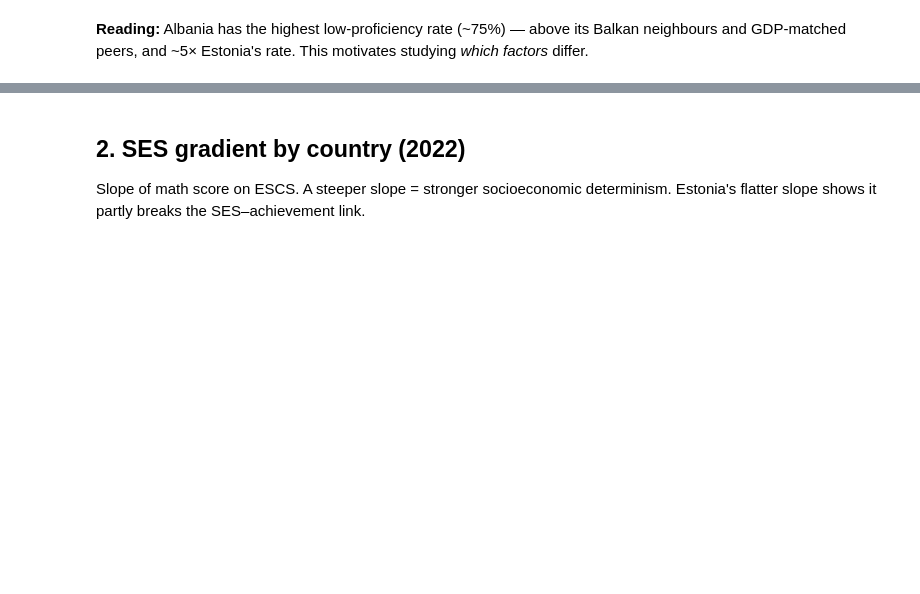
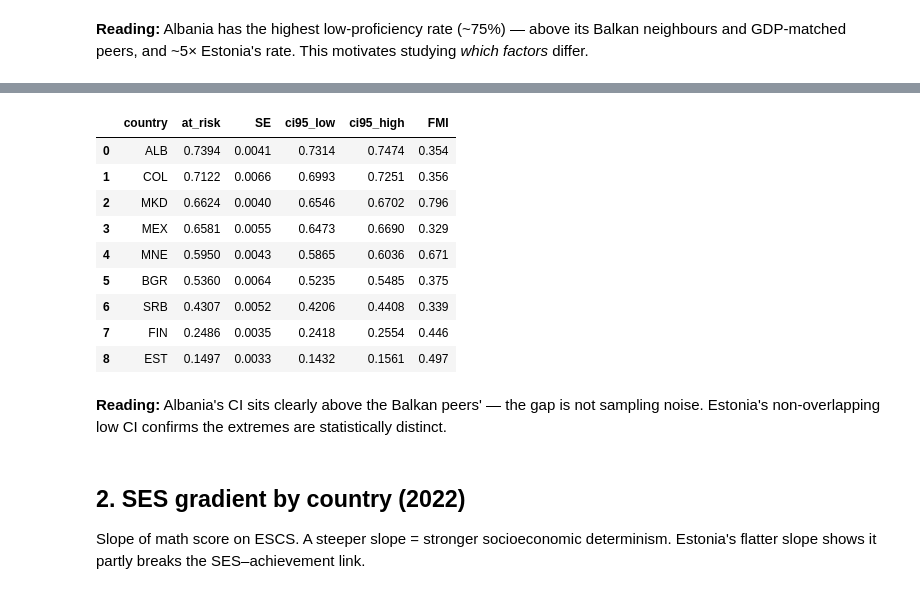
Before and after one commit to xhoja/oecd-pisa-albania, a Jupyter notebook: notebooks/02_eda_comparative.ipynb, the cells around one changed output, grey strips where cells are left out. Saved outputs shown, nothing was run; the diff lists cells and outputs as text; code cells hidden in the pictures; blank space fills up the shorter version.

```diff
--- a/notebooks/02_eda_comparative.ipynb
+++ b/notebooks/02_eda_comparative.ipynb
@@ -45,3 +49,29 @@ fig = plot_country_atrisk_ranking(df, cycle=2022); plt.show()
+# %%
+from src.data.weights import pv_statistic_brr
+d22 = df[df.CYCLE==2022]
+rows = []
+for cnt in sorted(d22.COUNTRY.unique()):
+    r = pv_statistic_brr(d22[d22.COUNTRY==cnt], statistic='at_risk', domain='math')
+    rows.append({'country':cnt,
+                 'at_risk':round(r['estimate'],4),
+                 'SE':round(r['se'],4),
+                 'ci95_low':round(r['ci95_low'],4),
+                 'ci95_high':round(r['ci95_high'],4),
+                 'FMI':round(r['fmi'],3)})
+pd.DataFrame(rows).sort_values('at_risk', ascending=False).reset_index(drop=True)
+# %% [output]
+|  | country | at_risk | SE | ci95_low | ci95_high | FMI |
+| 0 | ALB | 0.7394 | 0.0041 | 0.7314 | 0.7474 | 0.354 |
+| 1 | COL | 0.7122 | 0.0066 | 0.6993 | 0.7251 | 0.356 |
+| 2 | MKD | 0.6624 | 0.0040 | 0.6546 | 0.6702 | 0.796 |
+| 3 | MEX | 0.6581 | 0.0055 | 0.6473 | 0.6690 | 0.329 |
+| 4 | MNE | 0.5950 | 0.0043 | 0.5865 | 0.6036 | 0.671 |
+| 5 | BGR | 0.5360 | 0.0064 | 0.5235 | 0.5485 | 0.375 |
+| 6 | SRB | 0.4307 | 0.0052 | 0.4206 | 0.4408 | 0.339 |
+| 7 | FIN | 0.2486 | 0.0035 | 0.2418 | 0.2554 | 0.446 |
+| 8 | EST | 0.1497 | 0.0033 | 0.1432 | 0.1561 | 0.497 |
+# %% [markdown]
+**Reading:** Albania's CI sits clearly above the Balkan peers' — the gap is not sampling noise. Estonia's non-overlapping low CI confirms the extremes are statistically distinct.
 # %% [markdown]
 ## 2. SES gradient by country (2022)
 
```
Also changed, not shown: parts of 3 cells of this notebook, 32 other files.
